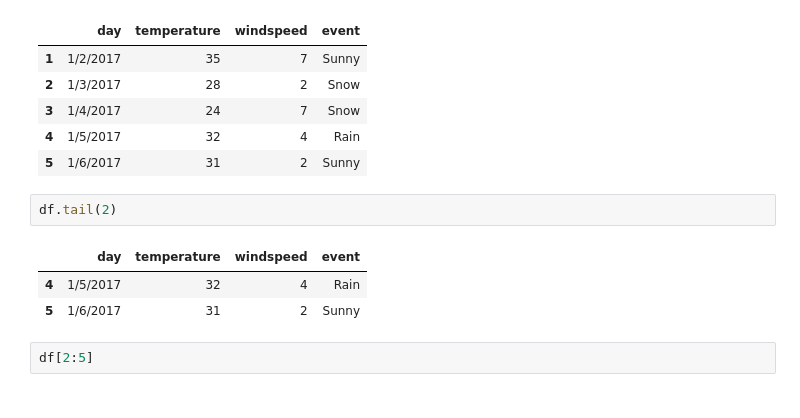
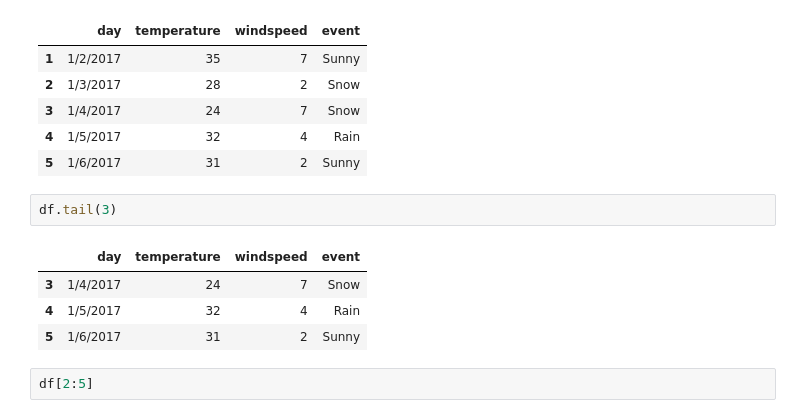
Before and after one commit to Void-Brain70/Pandas, a Jupyter notebook: Dataframe.ipynb, the cells around one changed output. Drawn from its saved outputs; the diff is of its cells as text.

```diff
--- a/Dataframe.ipynb
+++ b/Dataframe.ipynb
@@ -68,9 +77,10 @@ df.tail()
 | 4 | 1/5/2017 | 32 | 4 | Rain |
 | 5 | 1/6/2017 | 31 | 2 | Sunny |
 # %%
-df.tail(2)
+df.tail(3)
 # %% [output]
 |  | day | temperature | windspeed | event |
+| 3 | 1/4/2017 | 24 | 7 | Snow |
 | 4 | 1/5/2017 | 32 | 4 | Rain |
 | 5 | 1/6/2017 | 31 | 2 | Sunny |
 # %%
```
Also changed, not shown: parts of 8 cells of this notebook.
